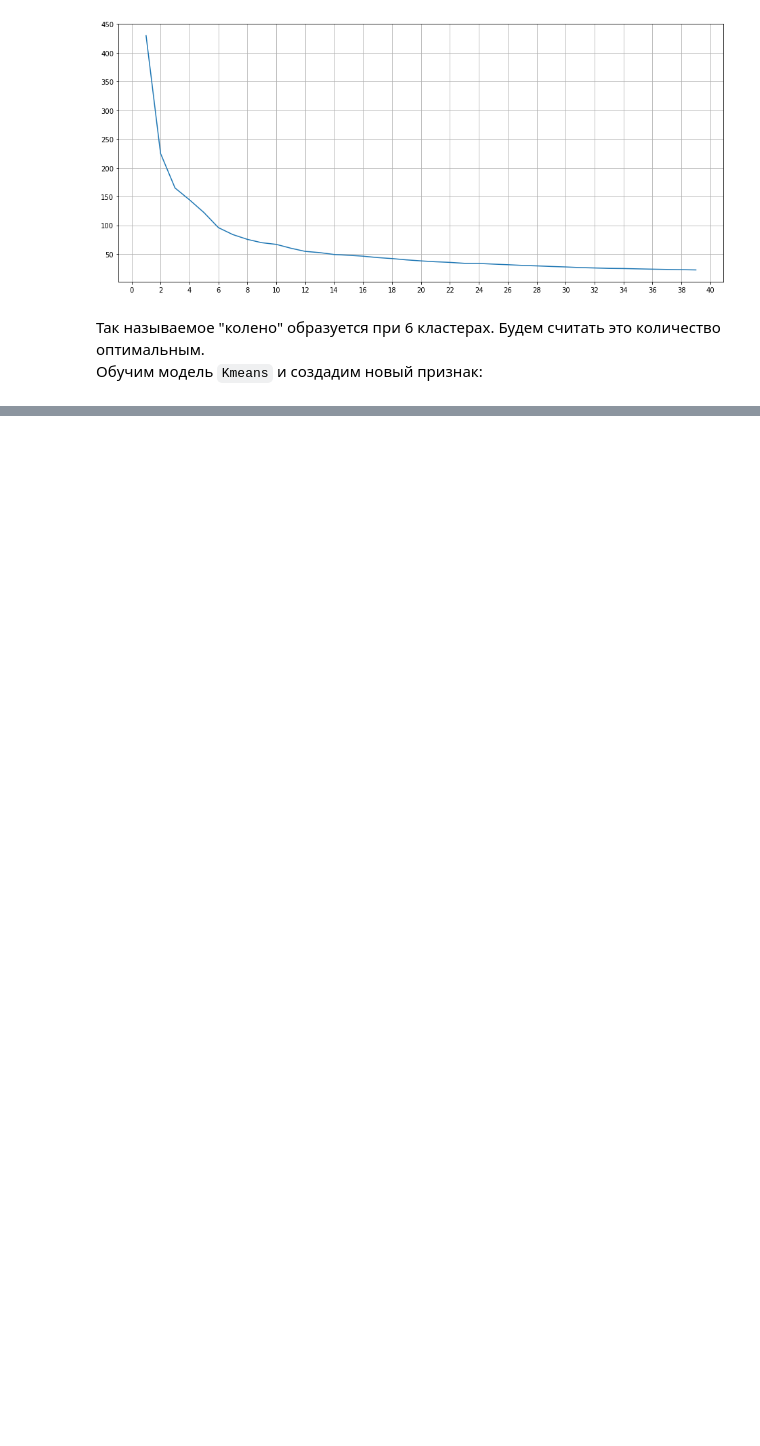
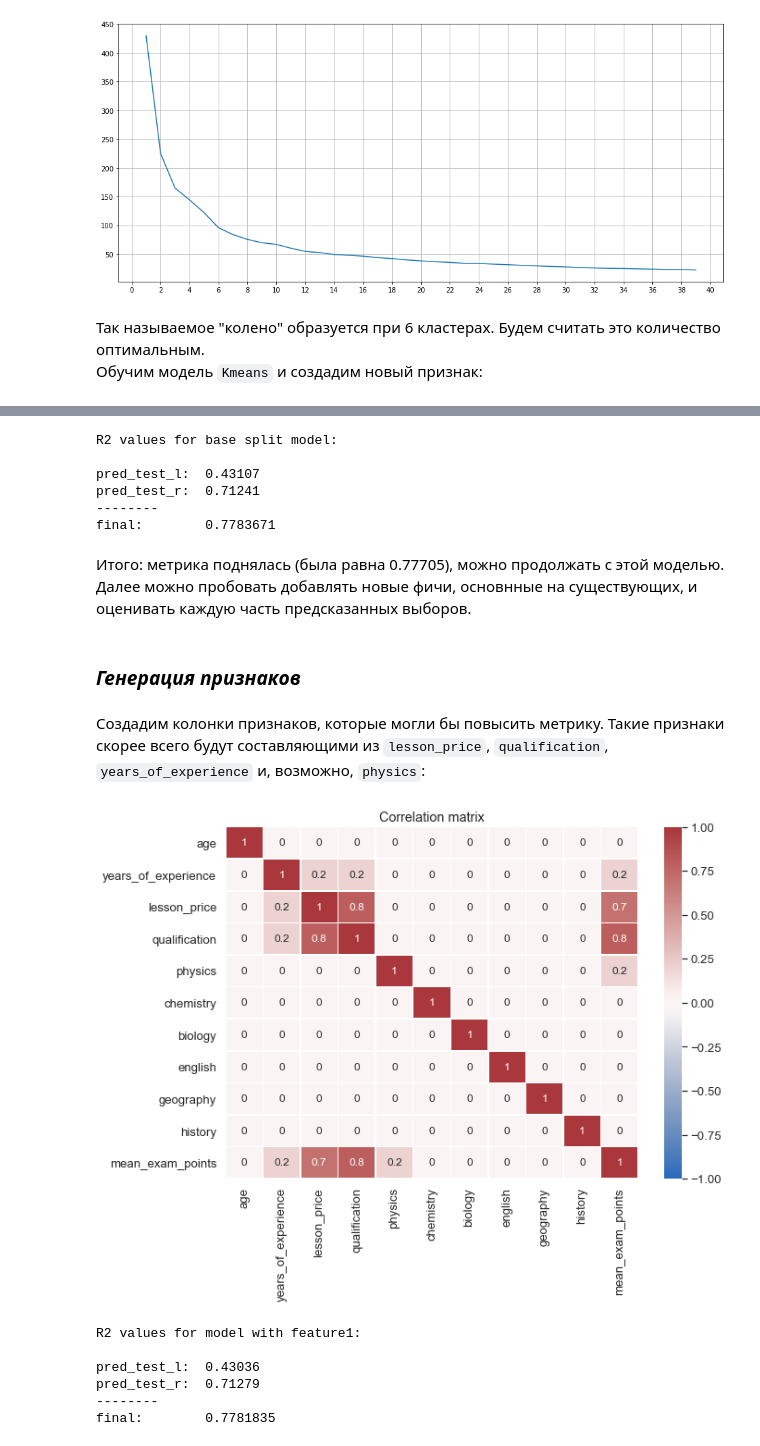
Before and after one commit to WiZor1/Edu_ML_Algorithms, a Jupyter notebook: CW_Regression.ipynb, the cells around one changed output, grey strips where cells are left out. Saved outputs shown, nothing was run; the diff lists cells and outputs as text; code cells hidden in the pictures; blank space fills up the shorter version.

```diff
--- a/CW_Regression.ipynb
+++ b/CW_Regression.ipynb
@@ -1384,0 +755,31 @@ answers
+# %%
+model_builder('base split model')
+# %% [output]
+R2 values for base split model:
+
+pred_test_l:  0.43107
+pred_test_r:  0.71241
+--------
+final:        0.7783671
+# %% [markdown]
+Итого: метрика поднялась (была равна 0.77705), можно продолжать с этой моделью.<br>
+Далее можно пробовать добавлять новые фичи, основнные на существующих, и оценивать каждую часть предсказанных выборов.
+# %% [markdown]
+### *Генерация признаков*
+# %% [markdown]
+Создадим колонки признаков, которые могли бы повысить метрику. Такие признаки скорее всего будут составляющими из `lesson_price`, `qualification`, `years_of_experience` и, возможно, `physics`:
+# %%
+plt.figure(figsize = (10,7))
+
+sns.set(font_scale=1.2)
+
+corr_matrix = df_train.corr()
+corr_matrix[np.abs(corr_matrix) < 0.1] = 0
+corr_matrix = np.round(corr_matrix, 1)
+
+sns.heatmap(corr_matrix, annot=True, linewidths=0.5, vmin=-1, vmax=1, cmap='vlag', annot_kws={"size":12})
+
+plt.title('Correlation matrix')
+plt.show()
+# %% [output]
+[figure, added]
@@ -1384,0 +825,9 @@ answers
+# %%
+model_builder('model with feature1', feature1)
+# %% [output]
+R2 values for model with feature1:
+
+pred_test_l:  0.43036
+pred_test_r:  0.71279
+--------
+final:        0.7781835
```
Also changed, not shown: parts of 112 cells of this notebook.
